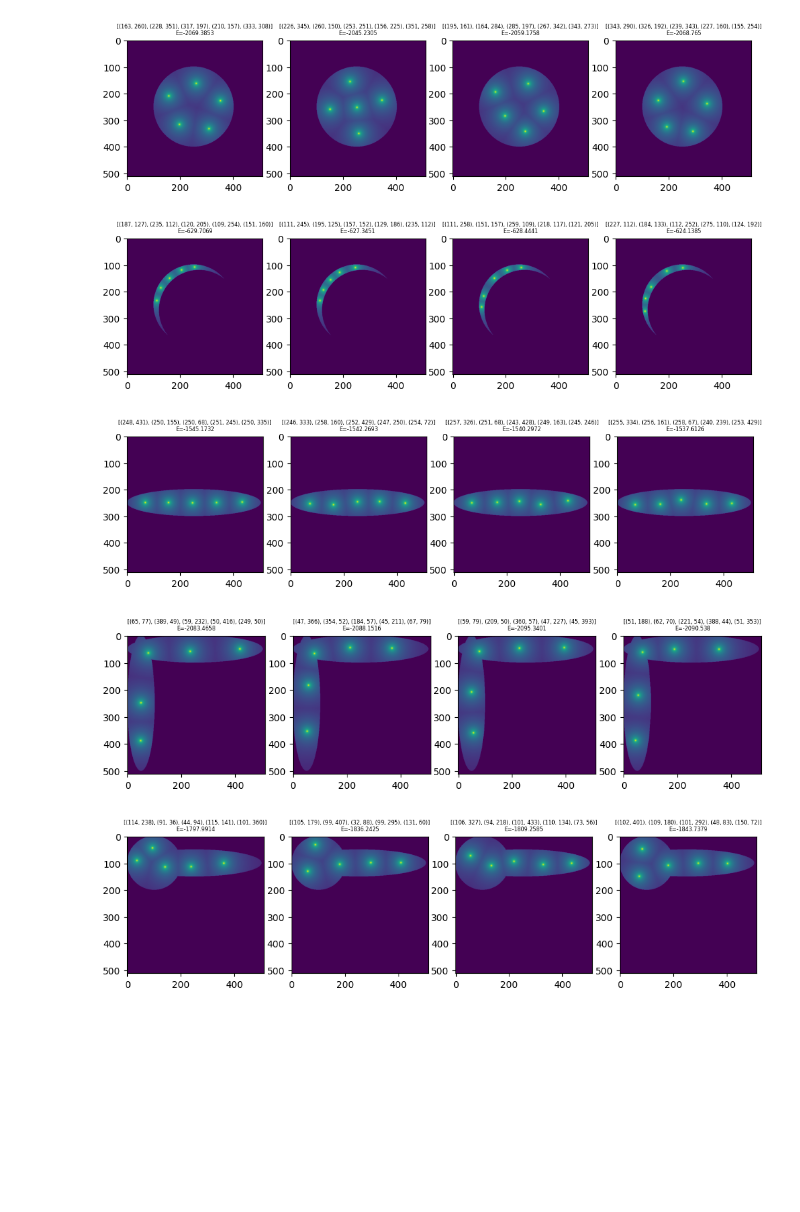
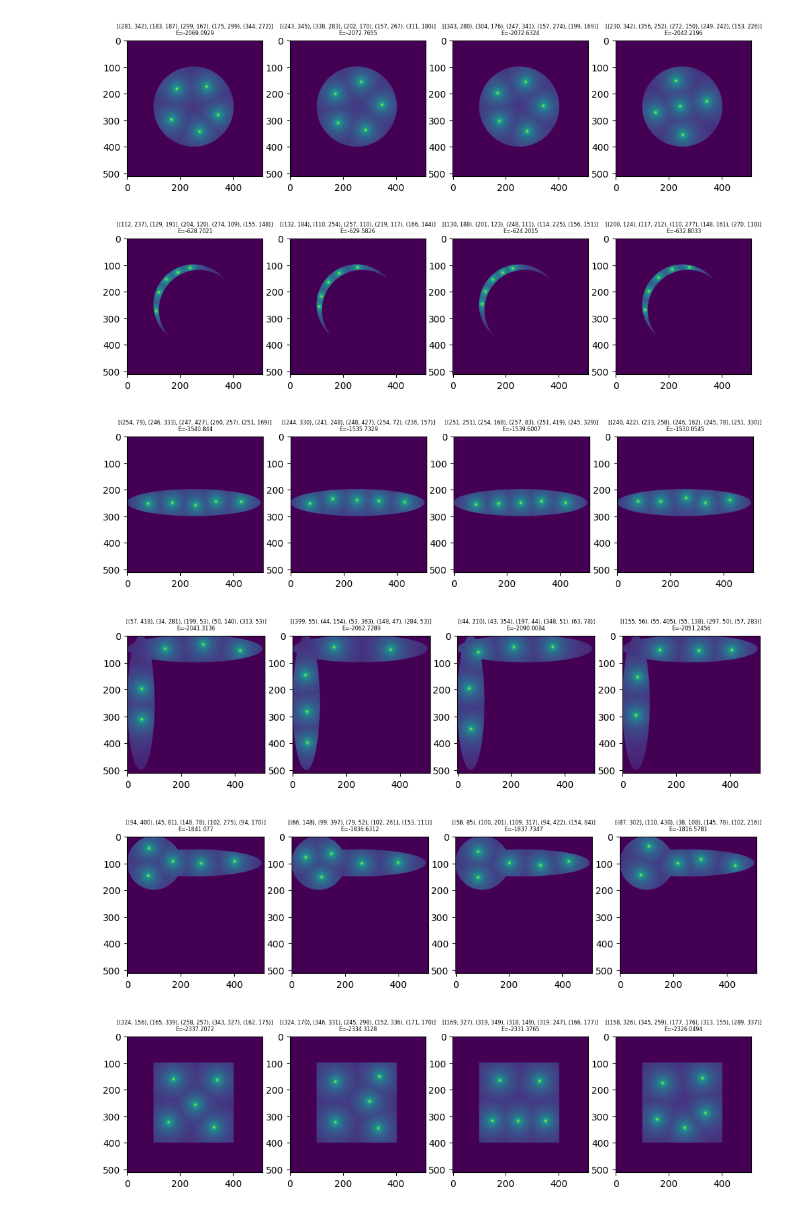
Before and after one commit to FlorinAndrei/misc, a Jupyter notebook: for_jason/test_clicks.ipynb, the cells around one changed output. Drawn from its saved outputs; the diff is of its cells as text; code cells hidden in the pictures; blank space fills up the shorter version.

```diff
--- a/for_jason/test_clicks.ipynb
+++ b/for_jason/test_clicks.ipynb
@@ -14,7 +14,8 @@ def show_energy(frame_array, workers_output):
         ax[i].set_title(str(w[0]) + "\n" + "E=" + str(round(w[1], ndigits=4)), fontsize="xx-small")
         energy = compute_energy(w[0], frame_array)
         ax[i].imshow(np.log10(energy + 0.01))
-    plt.show();
+    plt.show()
+
 
 n_points = 5
 anneal_schedule = {"tmax": 2000.0, "tmin": 0.1, "steps": 100 * n_points, "updates": 0}
@@ -65,34 +66,46 @@ if __name__ == "__main__":
     del frame
     show_energy(frame_arr3, work_out3)
 
     frame = Image.new(mode="L", size=(512, 512), color=(0))
     draw = ImageDraw.Draw(frame)
     draw.ellipse([(0, 0), (500, 100)], fill=1, outline=1)
     draw.ellipse([(0, 0), (100, 500)], fill=1, outline=1)
     frame_arr4 = np.array(frame, dtype=np.uint8)
     arglist = list(
         zip([frame_arr4] * n_trials, [anneal_schedule] * n_trials, [n_points] * n_trials)
     )
     work_out4 = p.map(test_gamma, arglist)
     del frame
     show_energy(frame_arr4, work_out4)
 
     frame = Image.new(mode="L", size=(512, 512), color=(0))
     draw = ImageDraw.Draw(frame)
     draw.ellipse([(0, 0), (200, 200)], fill=1, outline=1)
     draw.ellipse([(0, 50), (500, 150)], fill=1, outline=1)
     frame_arr5 = np.array(frame, dtype=np.uint8)
     arglist = list(
         zip([frame_arr5] * n_trials, [anneal_schedule] * n_trials, [n_points] * n_trials)
     )
     work_out5 = p.map(test_gamma, arglist)
     del frame
     show_energy(frame_arr5, work_out5)
 
+    frame = Image.new(mode="L", size=(512, 512), color=(0))
+    draw = ImageDraw.Draw(frame)
+    draw.rectangle([(100, 100), (400, 400)], fill=1, outline=1)
+    frame_arr6 = np.array(frame, dtype=np.uint8)
+    arglist = list(
+        zip([frame_arr6] * n_trials, [anneal_schedule] * n_trials, [n_points] * n_trials)
+    )
+    work_out6 = p.map(test_gamma, arglist)
+    del frame
+    show_energy(frame_arr6, work_out6)
+
     p.close()
 # %% [output]
-[figure, old version]
+[figure, new version]
-[figure, old version]
+[figure, new version]
 [figure]
-[figure, old version]
+[figure, new version]
-[figure, old version]
+[figure, new version]
+[figure, added]
```
